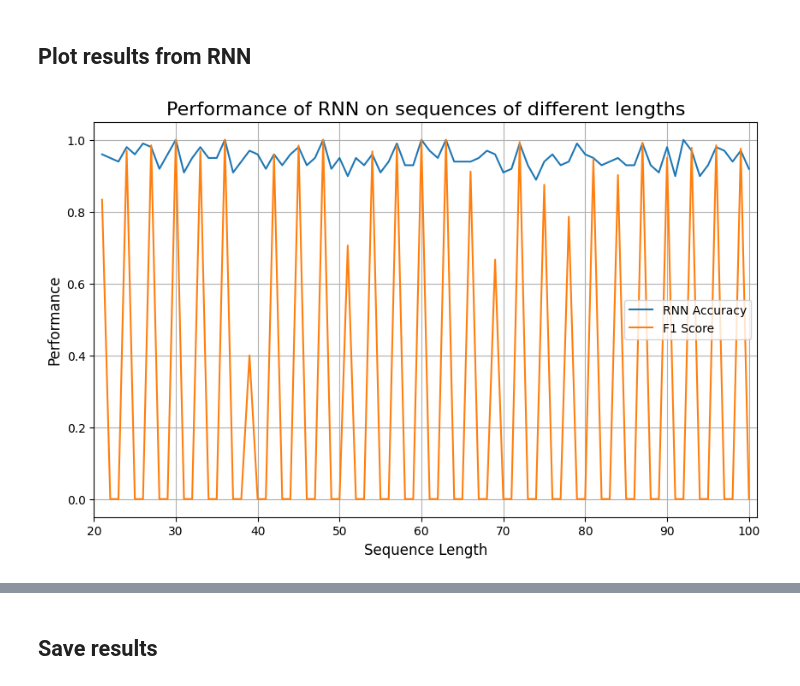
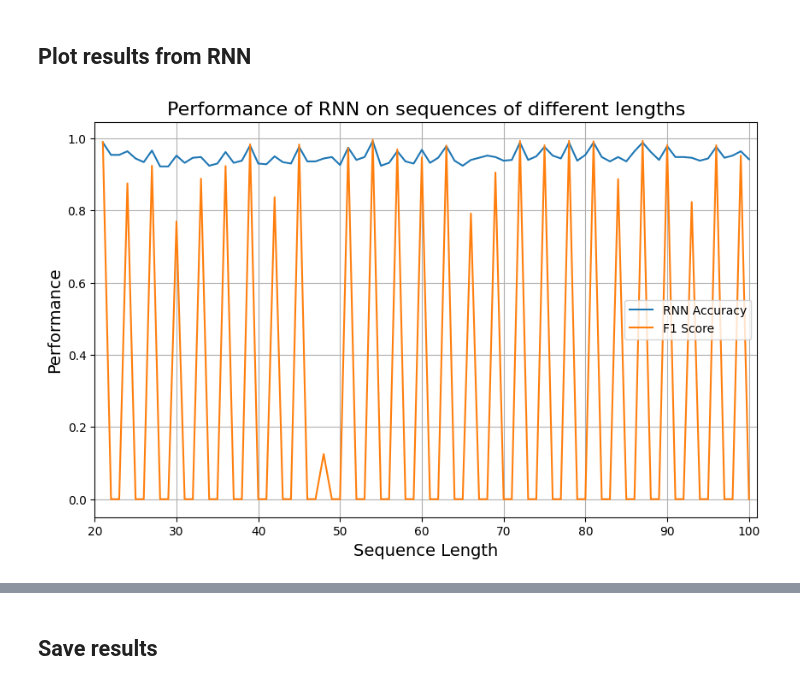
Before and after one commit to hxk874/ADL, a Jupyter notebook: afl3/Dem til afleveringen/RNN_NY.ipynb, the cells around one changed output, grey strips where cells are left out. Saved outputs shown, nothing was run; the diff lists cells and outputs as text; code cells hidden in the pictures.

```diff
--- a/afl3/Dem til afleveringen/RNN_NY.ipynb
+++ b/afl3/Dem til afleveringen/RNN_NY.ipynb
@@ -321,5 +321,5 @@ def train_model(model, train_loader, val_loader, criterion, optimizer, num_epoch
 # %%
 train_loader = generate_data(1000, 'train', batch_size=32)
 val_loader = generate_data(100, 'validation', batch_size=32)
-test_loader = generate_data(100, 'test', batch_size=32)
+test_loader = generate_data(500, 'test', batch_size=32)
 # %% [markdown]
@@ -374,6 +345,7 @@ best_val_acc = 0
 best_val_f1 = 0
 best_model_acc = None
 best_model_f1 = None
+best_optimizer_state = None
 
 for hidden_size in hidden_sizes:
     for lr in learning_rates:
@@ -389,16 +361,11 @@ for hidden_size in hidden_sizes:
         if val_acc > best_val_acc:
             best_val_acc = val_acc
             best_model_acc = model
+            best_optimizer_state = optimizer.state_dict()
 
         if val_f1 > best_val_f1:
             best_val_f1 = val_f1
             best_model_f1 = model
-
-print(f'Best validation accuracy: {np.round(best_val_acc,3)}')
-print (best_model_acc)
-
-print(f'Best validation F1: {np.round(best_val_f1,3)}')
-print (best_model_f1)
 # %% [output]
 Epoch 1/100, Loss: 0.6780
 Epoch 2/100, Loss: 0.5803
@@ -461,7 +444,7 @@ f1_score_per_length = []
 
 # Evaluate the model on sequences of lengths ranging from 21 to 100
 for length in range(21, 101):
-    test_data = generate_data(100,'test', test_length=length).dataset
+    test_data = generate_data(500,'test', test_length=length).dataset
     test_loader = DataLoader(test_data, batch_size=32, shuffle=False, collate_fn=collate_fn)
 
     # Evaluate the model on the test set
@@ -475,14 +458,14 @@ for length in range(21, 101):
 # %%
 # Plot performance over sentence length
 plt.figure(figsize=(10, 6))
 plt.plot(range(21, 101), accuracy_per_length, label='RNN Accuracy')
 plt.plot(range(21, 101), f1_score_per_length, label='F1 Score')
-plt.xlabel('Sequence Length', fontsize=12)
+plt.xlabel('Sequence Length', fontsize=14)
 plt.xlim(20, 101)
-plt.ylabel('Performance', fontsize=12)
+plt.ylabel('Performance', fontsize=14)
 plt.title('Performance of RNN on sequences of different lengths', fontsize=16)
 plt.legend()
 plt.grid(True)
 plt.show()
 # %% [output]
-[figure, old version]
+[figure, new version]
```
Also changed, not shown: parts of 7 cells of this notebook, 2 other files.
